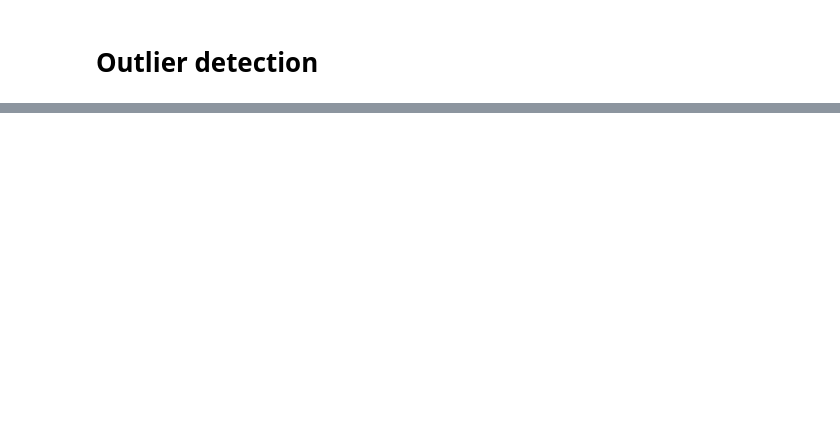
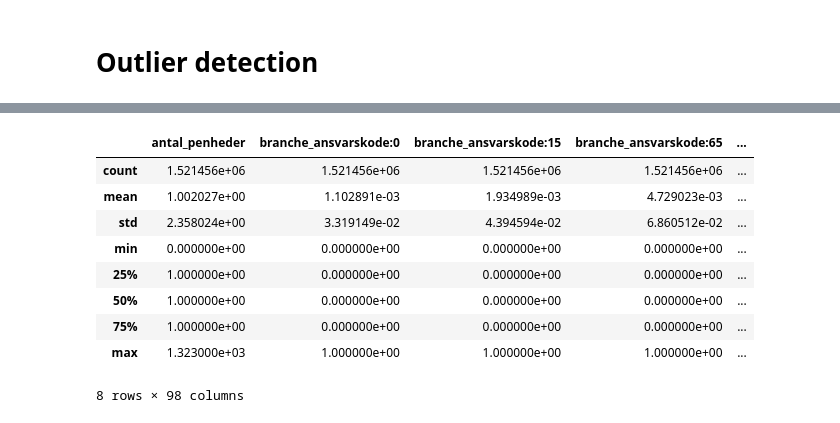
Before and after one commit to fnielsen/cvrminer, a Jupyter notebook: notebooks/Outlier detection.ipynb, the cells around one changed output, grey strips where cells are left out. Drawn from its saved outputs; the diff is of its cells as text; code cells hidden in the pictures; blank space fills up the shorter version.

```diff
--- a/notebooks/Outlier detection.ipynb
+++ b/notebooks/Outlier detection.ipynb
@@ -5,7 +5,8 @@
 from everything import *
 # %%
 # Read dataframe with features for companies
-df = read_csv(expanduser('~/features.csv'), encoding='utf-8', index_col=0)
+filename = expanduser('~/workspace/cvrminer/virksomheder-features.csv')
+df = read_csv(filename, encoding='utf-8', index_col=0)
 # %%
 # Feature names
 df.columns
@@ -39,3 +53,16 @@ dfn = dataframe_to_numerical(df)
+# %%
+dfn.describe()
+# %% [output]
+|  | antal_penheder | branche_ansvarskode:0 | branche_ansvarskode:15 | branche_ansvarskode:65 | ... |
+| count | 1.521456e+06 | 1.521456e+06 | 1.521456e+06 | 1.521456e+06 | ... |
+| mean | 1.002027e+00 | 1.102891e-03 | 1.934989e-03 | 4.729023e-03 | ... |
+| std | 2.358024e+00 | 3.319149e-02 | 4.394594e-02 | 6.860512e-02 | ... |
+| min | 0.000000e+00 | 0.000000e+00 | 0.000000e+00 | 0.000000e+00 | ... |
+| 25% | 1.000000e+00 | 0.000000e+00 | 0.000000e+00 | 0.000000e+00 | ... |
+| 50% | 1.000000e+00 | 0.000000e+00 | 0.000000e+00 | 0.000000e+00 | ... |
+| 75% | 1.000000e+00 | 0.000000e+00 | 0.000000e+00 | 0.000000e+00 | ... |
+| max | 1.323000e+03 | 1.000000e+00 | 1.000000e+00 | 1.000000e+00 | ... |
+8 rows × 98 columns
 # %%
 # Preprocessing
 imputer = Imputer()
```
Also changed, not shown: parts of 16 cells of this notebook.
